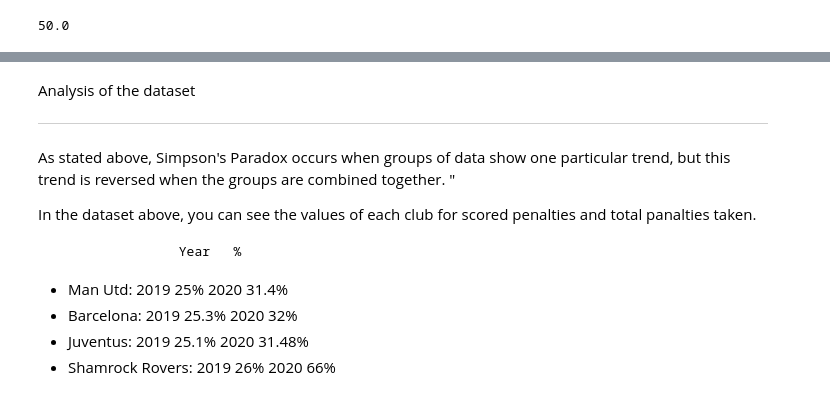
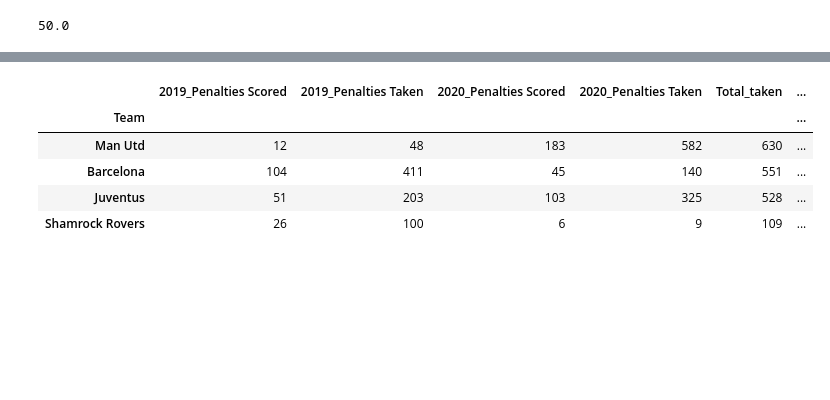
Before and after one commit to EibhinnLee/Tasks-Fundamentals-of-Data-Analysis, a Jupyter notebook: Fundamentals of Data Analysis - Tasks.ipynb, the cells around one changed output, grey strips where cells are left out. Drawn from its saved outputs; the diff is of its cells as text; code cells hidden in the pictures; blank space fills up the shorter version.

```diff
--- a/Fundamentals of Data Analysis - Tasks.ipynb
+++ b/Fundamentals of Data Analysis - Tasks.ipynb
@@ -366,41 +384,32 @@ https://github.com/WillKoehrsen/Data-Analysis/blob/master/statistics/Simpson's%2
 # %%
 # Creating Dataframe
 # Adding each team and setting the index as Team and the clubs as rows
 data = [['Man Utd'], ['Barcelona'], ['Juventus'] ,['Shamrock Rovers']]
 df = pd.DataFrame(data, columns = ['Team'])
 df.set_index('Team',inplace=True)
 
 # Adding new columns with data for each team
 # Dataset looks at the conversion rate of penalties so 'scored' and 'taken' columns added for each year
 # Please note values are selected at random in order to show a true refelction of paradox
 
 df['2019_Penalties Scored'] = ([12,104,51,26])
 df['2019_Penalties Taken'] = ([48,411,203,100])
-df['2020_Penalties Scored'] = ([183,45,102,6])
+df['2020_Penalties Scored'] = ([183,45,103,6])
 df['2020_Penalties Taken'] = ([582,140,325,9])
 
 # Adding further column to add the total penalties taken by each each club
 df['Total_taken'] = df['2019_Penalties Taken'] + df['2020_Penalties Taken']
 
 # Adding three % columns in order to show the scoring rate by each club for each year and combined.
 df['2019_%_Scored'] = (df['2019_Penalties Scored'] / df['2019_Penalties Taken']) * 100
 df['2020_%_Scored'] = (df['2020_Penalties Scored'] / df['2020_Penalties Taken']) * 100
 df['Total_%_scored'] = (df['2020_Penalties Scored'] + df['2019_Penalties Scored']) / df['Total_taken'] * 100
 # Run the dataset
 df
+# %% [output]
+|  | 2019_Penalties Scored | 2019_Penalties Taken | 2020_Penalties Scored | 2020_Penalties Taken | Total_taken | ... |
+| Team |  |  |  |  |  | ... |
+| Man Utd | 12 | 48 | 183 | 582 | 630 | ... |
+| Barcelona | 104 | 411 | 45 | 140 | 551 | ... |
+| Juventus | 51 | 203 | 103 | 325 | 528 | ... |
+| Shamrock Rovers | 26 | 100 | 6 | 9 | 109 | ... |
-# %% [markdown]
-Analysis of the dataset
-***
-As stated above, Simpson's Paradox occurs when groups of data show one particular trend, but this trend is reversed when the groups are combined together. "
-
-In the dataset above, you can see the values of each club for scored penalties and total panalties taken.
-
-                    Year   %
-- Man Utd:          2019   25%
-                    2020   31.4%
-- Barcelona:        2019   25.3%
-                    2020   32%
-- Juventus:         2019   25.1%
-                    2020   31.48%
-- Shamrock Rovers:  2019   26%
-                    2020   66%
```
Also changed, not shown: parts of 21 cells of this notebook.
